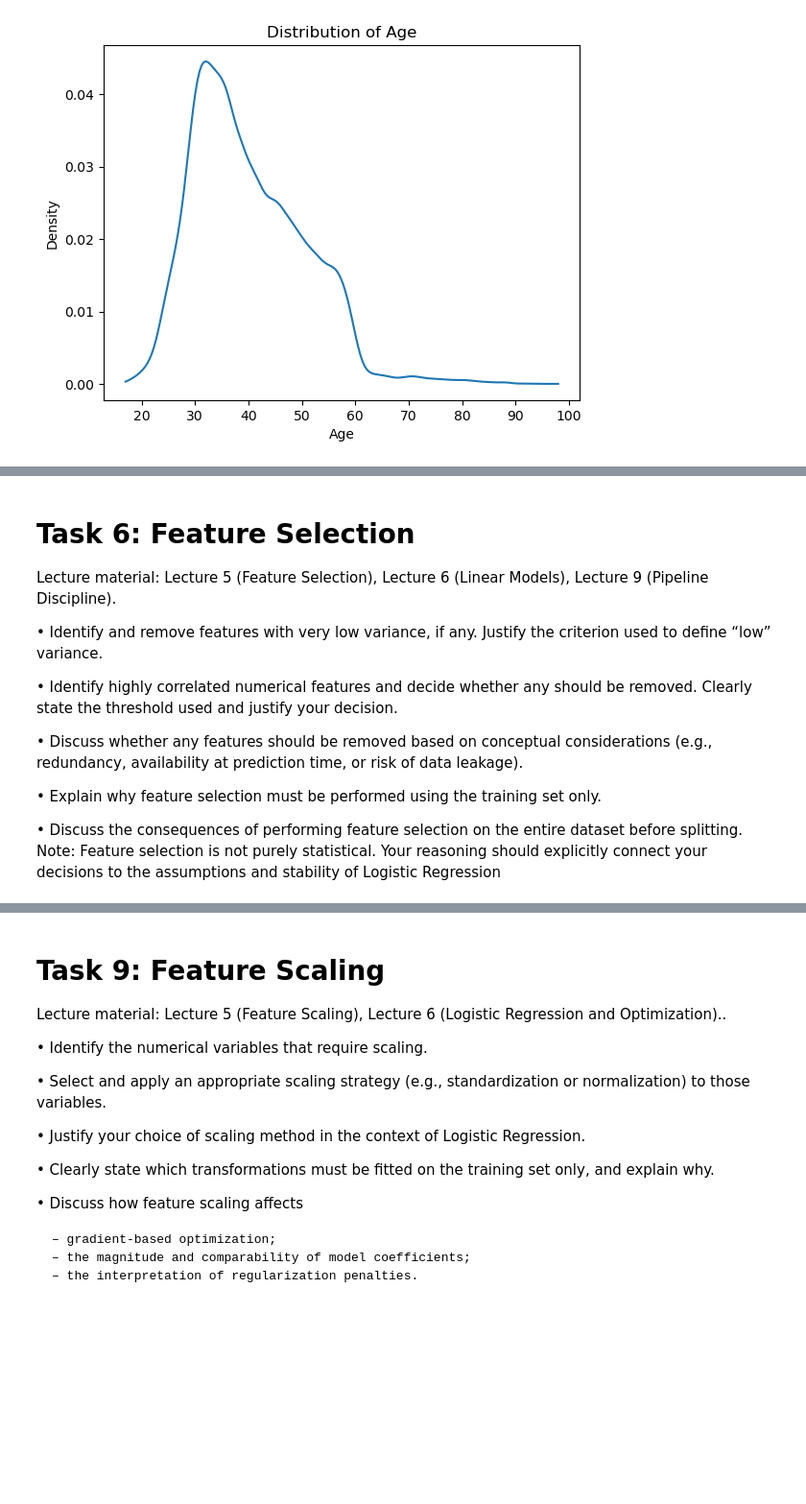
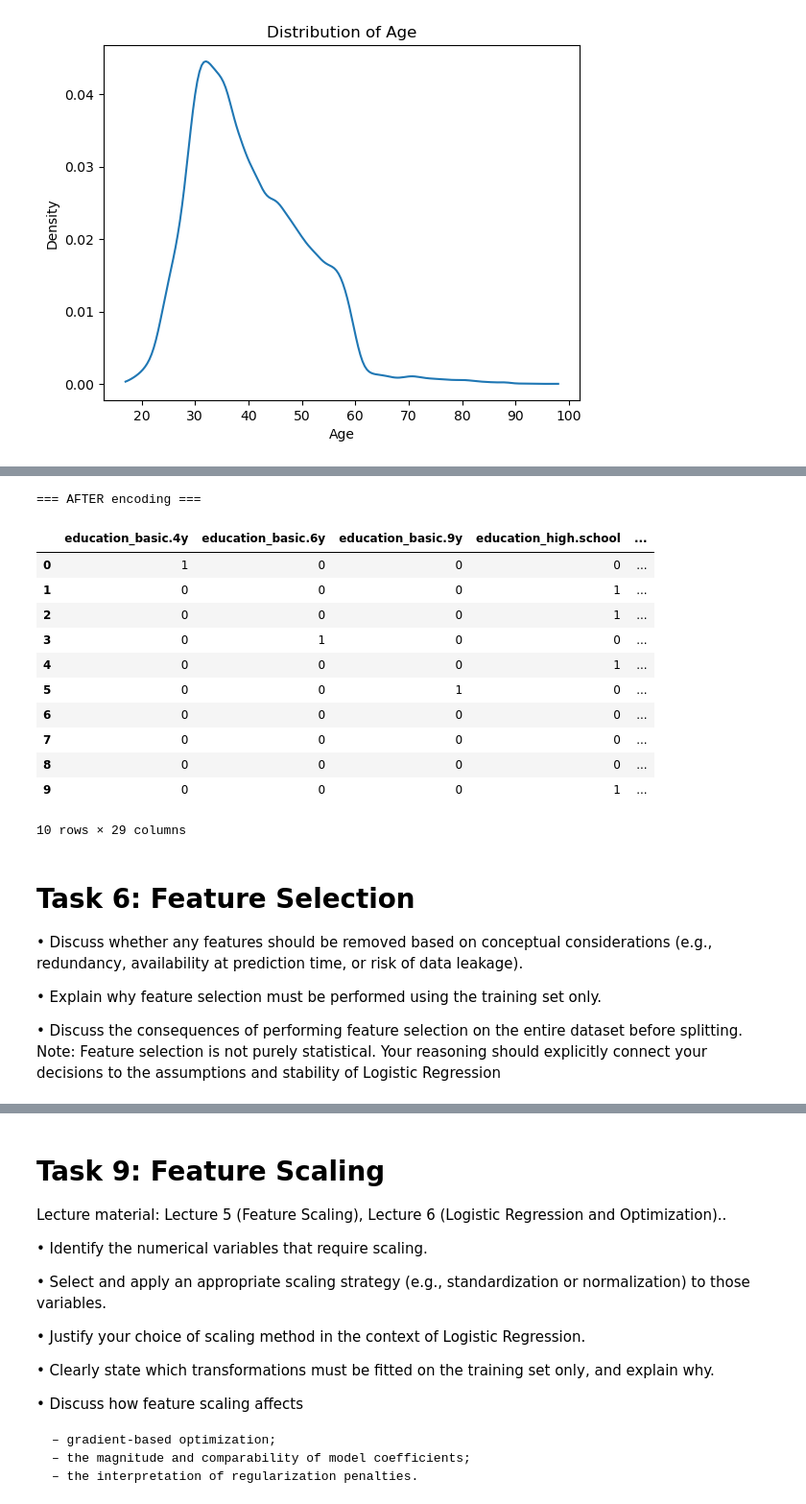
Before and after one commit to Palee222/ML-fundementals-2026, a Jupyter notebook: assignment_1_<Laura_Somogyi[_Somogyi]>.ipynb, the cells around one changed output, grey strips where cells are left out. Shown at 96% size. Cells and saved outputs as stored; diff of their text form; code cells hidden in the pictures; blank space fills up the shorter version.

```diff
--- a/assignment_1_<Laura_Somogyi[_Somogyi]>.ipynb
+++ b/assignment_1_<Laura_Somogyi[_Somogyi]>.ipynb
@@ -122,11 +209,24 @@ decisions to the assumptions and behavior of Logistic Regression
+# %%
+# Encoded columns
+encoded_cols = [col for col in df_oh.columns if any(col.startswith(c + '_') for c in cat_cols)]
+print("\n=== AFTER encoding ===")
+display(df_oh[encoded_cols].head(10))
+# %% [output]
+=== AFTER encoding ===
+|  | education_basic.4y | education_basic.6y | education_basic.9y | education_high.school | ... |
+| 0 | 1 | 0 | 0 | 0 | ... |
+| 1 | 0 | 0 | 0 | 1 | ... |
+| 2 | 0 | 0 | 0 | 1 | ... |
+| 3 | 0 | 1 | 0 | 0 | ... |
+| 4 | 0 | 0 | 0 | 1 | ... |
+| 5 | 0 | 0 | 1 | 0 | ... |
+| 6 | 0 | 0 | 0 | 0 | ... |
+| 7 | 0 | 0 | 0 | 0 | ... |
+| 8 | 0 | 0 | 0 | 0 | ... |
+| 9 | 0 | 0 | 0 | 1 | ... |
+10 rows × 29 columns
 # %% [markdown]
 # Task 6: Feature Selection
-Lecture material: Lecture 5 (Feature Selection), Lecture 6 (Linear Models), Lecture 9 (Pipeline Discipline).
-
-• Identify and remove features with very low variance, if any. Justify the criterion used to define “low” variance.
-
-• Identify highly correlated numerical features and decide whether any should be removed. Clearly state the
-threshold used and justify your decision.
 
 • Discuss whether any features should be removed based on conceptual considerations (e.g., redundancy,
 availability at prediction time, or risk of data leakage).
```
Also changed, not shown: parts of 36 cells of this notebook.
